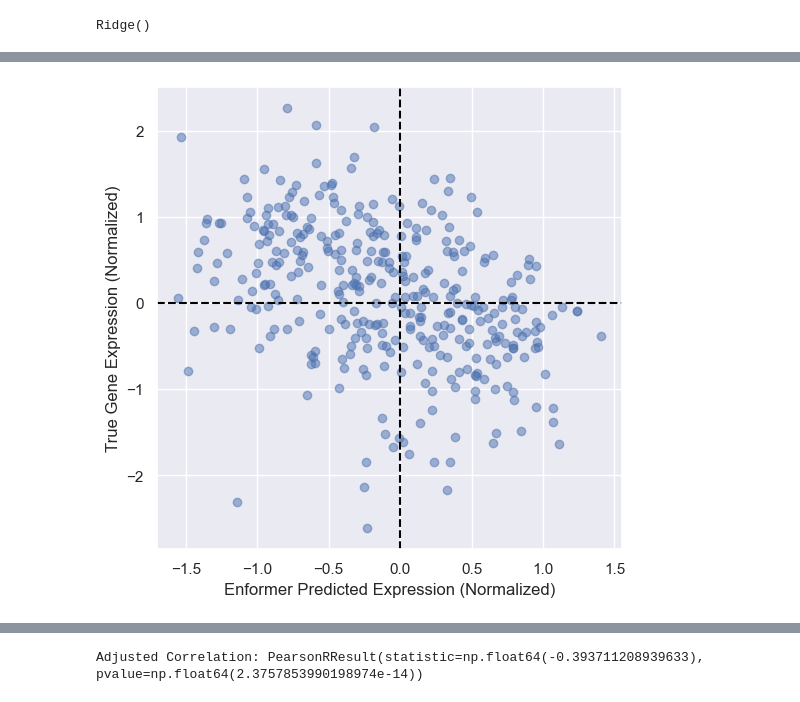
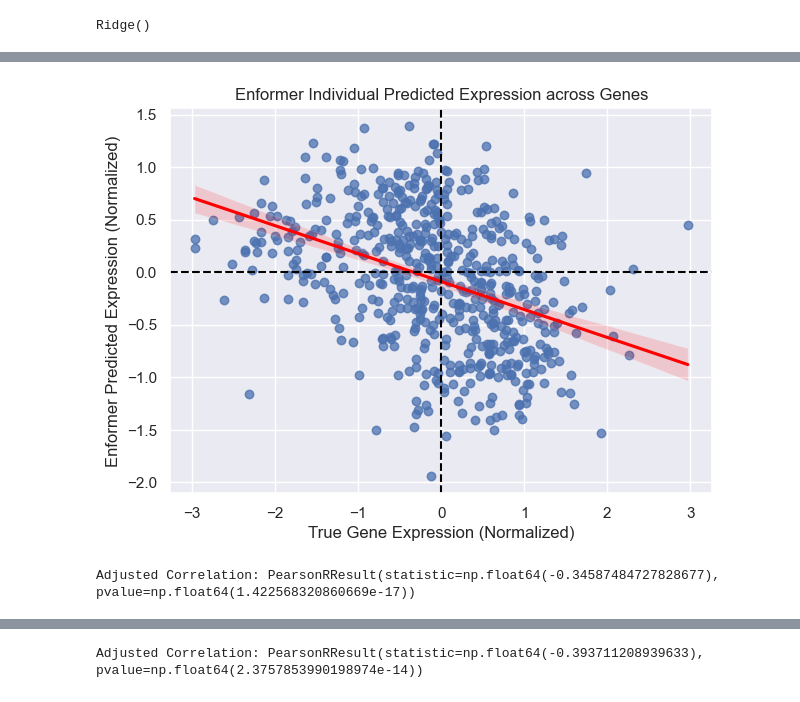
Before and after one commit to Kevinxsn/deep_learning_and_gene_expression, a Jupyter notebook: gtex-Copy1.ipynb, the cells around one changed output, grey strips where cells are left out. Saved outputs shown, nothing was run; the diff lists cells and outputs as text; code cells hidden in the pictures.

```diff
--- a/gtex-Copy1.ipynb
+++ b/gtex-Copy1.ipynb
@@ -349,4 +605,4 @@ c['4950'] = c['output'].apply(lambda x: x[0][4950])
 # %%
 d = pd.read_pickle('./data_/sum_stats_gtexzvt4')
 d['true'] = df['GTEX-ZVT4']
-d['4950'] = d['output'].apply(lambda x: x[0][4950])
+# d['4950'] = d['output'].apply(lambda x: x[0][4950])
@@ -412,12 +674,15 @@ b['blood'] = b['output'].apply(lambda x: x[0][blood_ids])
 c['blood'] = c['output'].apply(lambda x: x[0][blood_ids])
 d['blood'] = d['output'].apply(lambda x: x[0][blood_ids])
 e['blood'] = e['output'].apply(lambda x: x[0][blood_ids])
+h['blood'] = h['output'].apply(lambda x: x[0][blood_ids])
+m['blood'] = m['output'].apply(lambda x: x[0][blood_ids])
+n['blood'] = n['output'].apply(lambda x: x[0][blood_ids])
 
-x['blood'] = x['output'].apply(lambda x: x[0][blood_ids])
-y['blood'] = y['output'].apply(lambda x: x[0][blood_ids])
-z['blood'] = z['output'].apply(lambda x: x[0][blood_ids])
+# x['blood'] = x['output'].apply(lambda x: x[0][blood_ids])
+# y['blood'] = y['output'].apply(lambda x: x[0][blood_ids])
+# z['blood'] = z['output'].apply(lambda x: x[0][blood_ids])
 
-x['gene_exp_tracks'] = x['output'].apply(lambda x: np.mean(x[0][exp_ids]))
-y['gene_exp_tracks'] = y['output'].apply(lambda x: np.mean(x[0][exp_ids]))
-z['gene_exp_tracks'] = z['output'].apply(lambda x: np.mean(x[0][exp_ids]))
+# x['gene_exp_tracks'] = x['output'].apply(lambda x: np.mean(x[0][exp_ids]))
+# y['gene_exp_tracks'] = y['output'].apply(lambda x: np.mean(x[0][exp_ids]))
+# z['gene_exp_tracks'] = z['output'].apply(lambda x: np.mean(x[0][exp_ids]))
 # %%
@@ -455,13 +720,19 @@ blood_mean: 0.3440535847797571
 # %%
-true = pd.DataFrame({'a': a['indiv_one'], 'b': b['true'], 'c': c['true'], 'd': d['true']})
-predict_mean = pd.DataFrame({'mean_a': a['mean_prediction'], 'mean_b': b['mean_prediction'], 'mean_c': c['mean_prediction'],'mean_d': d['mean_prediction']})
+true = pd.DataFrame({'a': a['indiv_one'], 'b': b['true'], 'c': c['true'], 'd': d['true'], 'e':e['true'], 'h': h['true'], 'm':m['true'], 'n':n['true']})
+predict_mean = pd.DataFrame({'mean_a': a['mean_prediction'], 'mean_b': b['mean_prediction'], 'mean_c': c['mean_prediction'],\
+                             'mean_d': d['mean_prediction'], 'mean_e': e['mean_prediction'], 'mean_h': h['mean_prediction'], \
+                            'mean_m': m['mean_prediction'], 'mean_n': n['mean_prediction']})
 # %%
 true['id_gtex'] = merged['Gene_Symbol_2']
 true['id_1k'] = merged['Gene_Symbol']
 true = true.dropna()
 # %%
-predict_gene = pd.DataFrame({'gene_exp_a': a['gene_exp_tracks'],'gene_exp_b': b['gene_exp_tracks'], 'gene_exp_c': c['gene_exp_tracks'], 'gene_exp_d': d['gene_exp_tracks']})
-predict_blood = pd.DataFrame({'blood_a': a['blood_mean'], 'blood_b': b['blood_mean'], 'blood_c': c['blood_mean'], 'blood_d': d['blood_mean']})
+predict_gene = pd.DataFrame({'gene_exp_a': a['gene_exp_tracks'],'gene_exp_b': b['gene_exp_tracks'], 'gene_exp_c': c['gene_exp_tracks'], \
+                             'gene_exp_d': d['gene_exp_tracks'], 'gene_exp_e': e['gene_exp_tracks'], 'gene_exp_h': h['gene_exp_tracks'], \
+                            'gene_exp_m': m['gene_exp_tracks'], 'gene_exp_n': n['gene_exp_tracks']})
+predict_blood = pd.DataFrame({'blood_a': a['blood_mean'], 'blood_b': b['blood_mean'], 'blood_c': c['blood_mean'], \
+                              'blood_d': d['blood_mean'], 'blood_e': e['blood_mean'], 'blood_h': h['blood_mean'], \
+                             'blood_m': m['blood_mean'], 'blood_n': n['blood_mean']})
 # %%
 predict_mean['id_gtex'] = merged['Gene_Symbol_2']
 predict_mean['id_1k'] = merged['Gene_Symbol']
@@ -532,16 +801,18 @@ Adjusted Correlation: PearsonRResult(statistic=np.float64(-0.39150089769794205),
 # %%
 import matplotlib.pyplot as plt
 import seaborn as sns
 
 sns.set(font_scale=1)
-plt.figure(figsize=(6, 6))
-plt.scatter(preds, y_test, alpha=0.5)
-plt.ylabel("True Gene Expression (Normalized)")
-plt.xlabel("Enformer Predicted Expression (Normalized)")
+plt.figure(figsize=(7,5))
+plt.scatter(y_test, preds, alpha=0.5)
+plt.xlabel("True Gene Expression (Normalized)")
+plt.ylabel("Enformer Predicted Expression (Normalized)")
+plt.title(f"Enformer Individual Predicted Expression across Genes")
 #plt.title(f"Enformer vs. True Gene Expression (r={corr:.2f})")
+sns.regplot(x=y_test, y=preds, scatter_kws={"alpha": 0.5}, line_kws={"color": "red"})
 plt.axhline(0, color="black", linestyle="dashed")
 plt.axvline(0, color="black", linestyle="dashed")
-plt.savefig('./data_/blood_gtex.png')
+plt.savefig('./data_/blood_gtex_2.png')
 plt.show()
 # %% [output]
-[figure, old version]
+[figure, new version]
@@ -547,0 +823,4 @@ plt.show()
+# %%
+print("Adjusted Correlation:", pearsonr(rf_predicted[0], y_test[0]))
+# %% [output]
+Adjusted Correlation: PearsonRResult(statistic=np.float64(-0.34587484727828677), pvalue=np.float64(1.422568320860669e-17))
```
Also changed, not shown: parts of 51 cells of this notebook.
